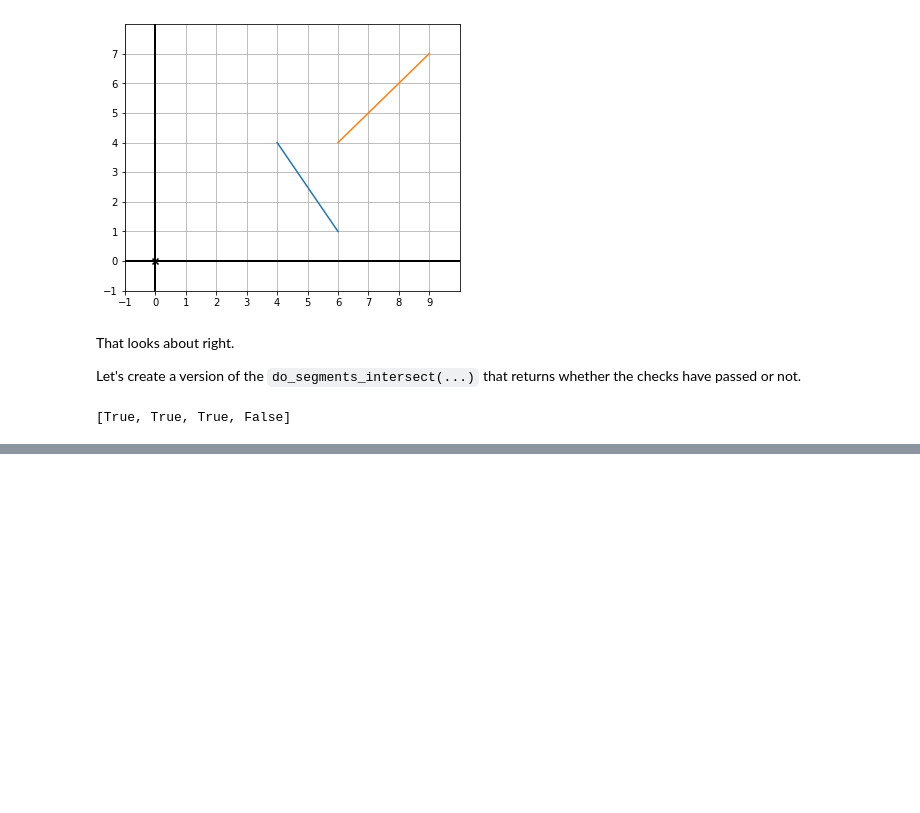
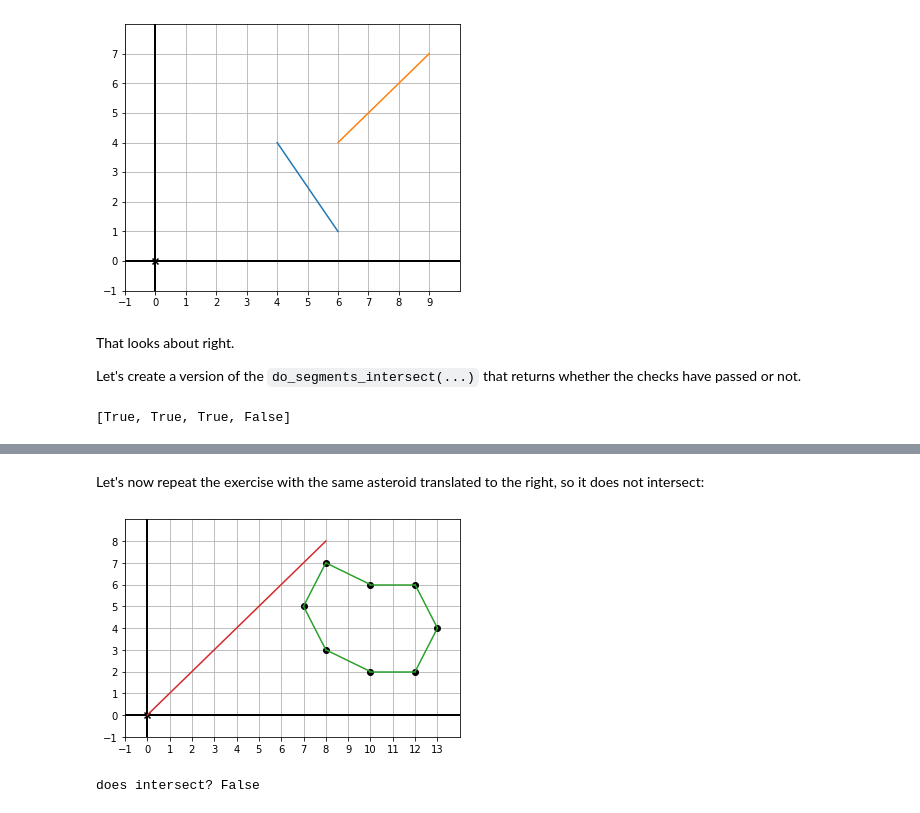
Before and after one commit to sergiofgonzalez/math-workbench, a Jupyter notebook: 06-solving-systems-of-linear-equations/e01-exercises/solving-systems-of-linear-equations-exercises.ipynb, the cells around one changed output, grey strips where cells are left out. Saved outputs shown, nothing was run; the diff lists cells and outputs as text; code cells hidden in the pictures; blank space fills up the shorter version.

```diff
--- a/06-solving-systems-of-linear-equations/e01-exercises/solving-systems-of-linear-equations-exercises.ipynb
+++ b/06-solving-systems-of-linear-equations/e01-exercises/solving-systems-of-linear-equations-exercises.ipynb
@@ -713,0 +747,36 @@ For the example laser line and asteroid from the picture, implement the function
+# %% [markdown]
+Let's now repeat the exercise with the same asteroid translated to the right, so it does not intersect:
+# %%
+from my_linear_equations import do_segments_intersect
+from my_draw2d import draw2d, Segment2D, Points2D
+from my_colors import green, red
+from my_vectors import add
+
+original_asteroid_points = [
+    (2, 7), (4, 6), (6, 6), (7, 4),
+    (6, 2), (4, 2), (2, 3), (1, 5)
+]
+
+asteroid_points = [add(original_asteroid_point, (6, 0)) for original_asteroid_point in original_asteroid_points]
+
+laser_beam = [(0, 0), (8, 8)]
+
+def asteroid_segments(asteroid_points):
+    num_asteroid_points = len(asteroid_points)
+    return [(asteroid_points[i], asteroid_points[(i + 1) % num_asteroid_points]) for i in range(0, num_asteroid_points)]
+
+drawable_segments = [Segment2D(start_point, end_point, color=green)
+for start_point, end_point in asteroid_segments(asteroid_points)]
+draw2d(Points2D(*asteroid_points), *drawable_segments, Segment2D(laser_beam[0], laser_beam[1], color=red))
+
+def does_intersect(asteroid_segments, laser_beam):
+    for asteroid_segment in asteroid_segments:
+        if do_segments_intersect(asteroid_segment, laser_beam):
+            return True
+    return False
+
+
+print('does intersect? {}'.format(does_intersect(asteroid_segments(asteroid_points), laser_beam)))
+# %% [output]
+[figure, added]
+does intersect? False
```
Also changed, not shown: parts of 3 cells of this notebook, 2 other files.
